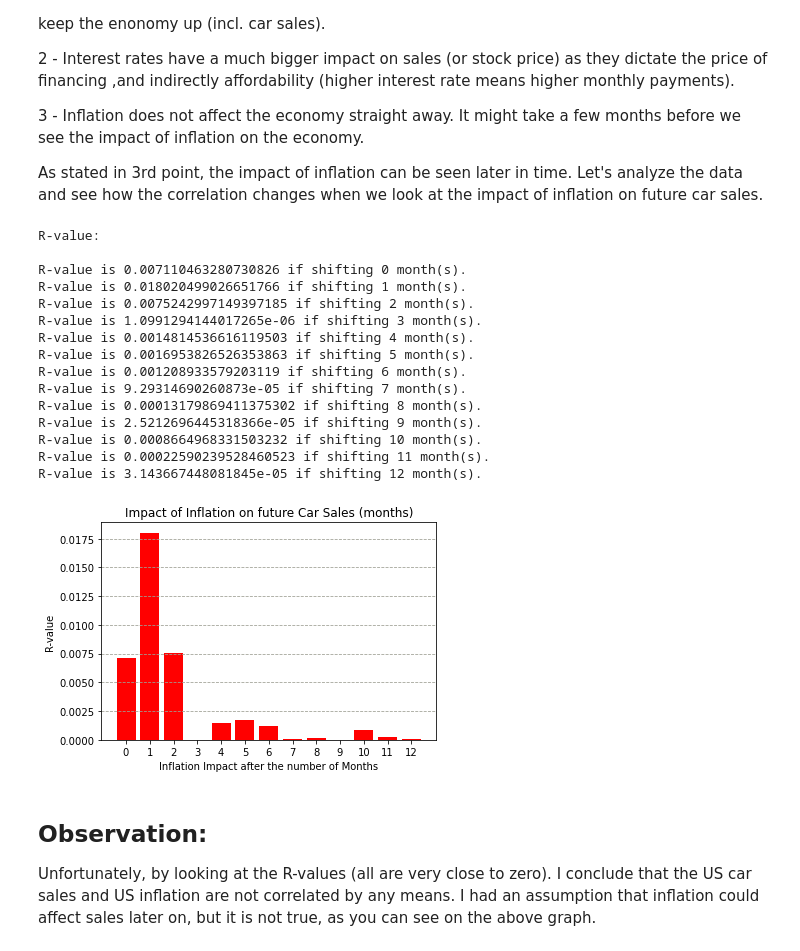
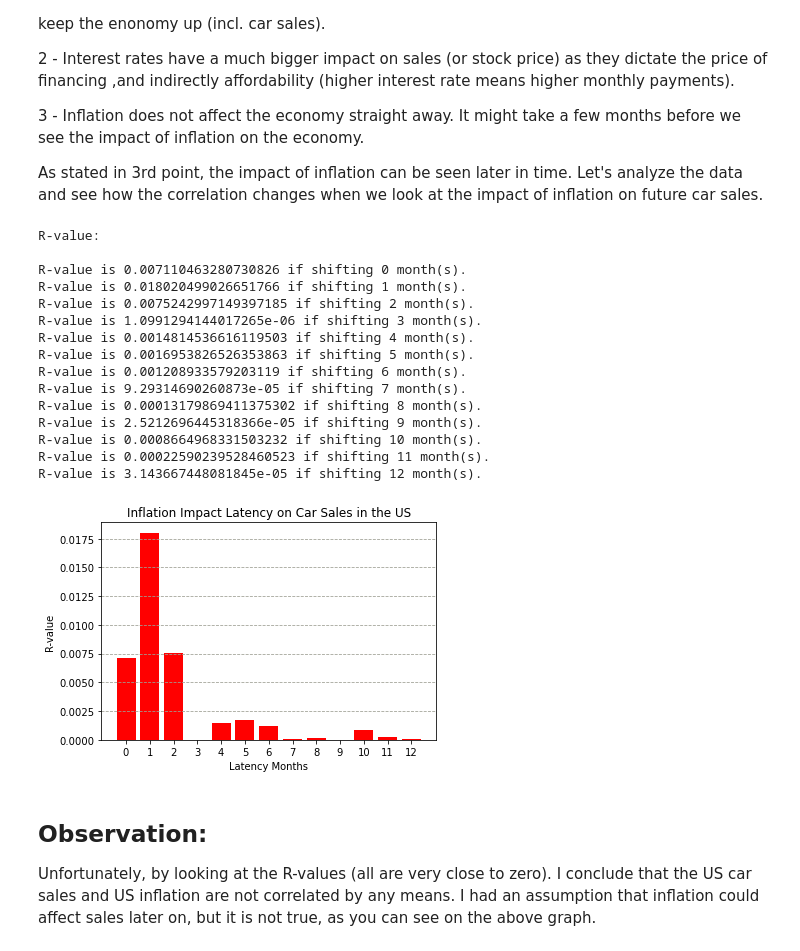
Before and after one commit to MartaWoodkowski/Project-1, a Jupyter notebook: MW_notebook.ipynb, the cells around one changed output. Drawn from its saved outputs; the diff is of its cells as text; code cells hidden in the pictures.

```diff
--- a/MW_notebook.ipynb
+++ b/MW_notebook.ipynb
@@ -378,37 +378,37 @@ for month_delay in range (0,13):
 #Plot R-value
 x_axis = [0,1,2,3,4,5,6,7,8,9,10,11,12]
 plt.bar(x_axis,r_value, color='r')
 plt.xticks(x_axis)    #otherwise not all numbers are displayed on my x axis
 
 #Adding horisontal grids for better visibility
 axes = plt.gca()
 axes.yaxis.grid(linestyle='--', color='#9FA095')
 
 #Title and labels
-plt.title('Impact of Inflation on future Car Sales (months)')
-plt.xlabel('Inflation Impact after the number of Months')
+plt.title('Inflation Impact Latency on Car Sales in the US')
+plt.xlabel('Latency Months')
 plt.ylabel('R-value')
 
 #Show the plot
-plt.savefig('output_data/inflation_visuals/inflation_vs_futurecarsales_visual.png')
+plt.savefig('output_data/inflation_visuals/latency_visual.png')
 plt.show()
 # %% [output]
 R-value:
 
 R-value is 0.007110463280730826 if shifting 0 month(s).
 R-value is 0.018020499026651766 if shifting 1 month(s).
 R-value is 0.0075242997149397185 if shifting 2 month(s).
 R-value is 1.0991294144017265e-06 if shifting 3 month(s).
 R-value is 0.0014814536616119503 if shifting 4 month(s).
 R-value is 0.0016953826526353863 if shifting 5 month(s).
 R-value is 0.001208933579203119 if shifting 6 month(s).
 R-value is 9.29314690260873e-05 if shifting 7 month(s).
 R-value is 0.00013179869411375302 if shifting 8 month(s).
 R-value is 2.5212696445318366e-05 if shifting 9 month(s).
 R-value is 0.0008664968331503232 if shifting 10 month(s).
 R-value is 0.00022590239528460523 if shifting 11 month(s).
 R-value is 3.143667448081845e-05 if shifting 12 month(s).
-[figure, old version]
+[figure, new version]
 # %% [markdown]
 ## Observation:
 
```
Also changed, not shown: parts of 2 cells of this notebook, 4 other files.
